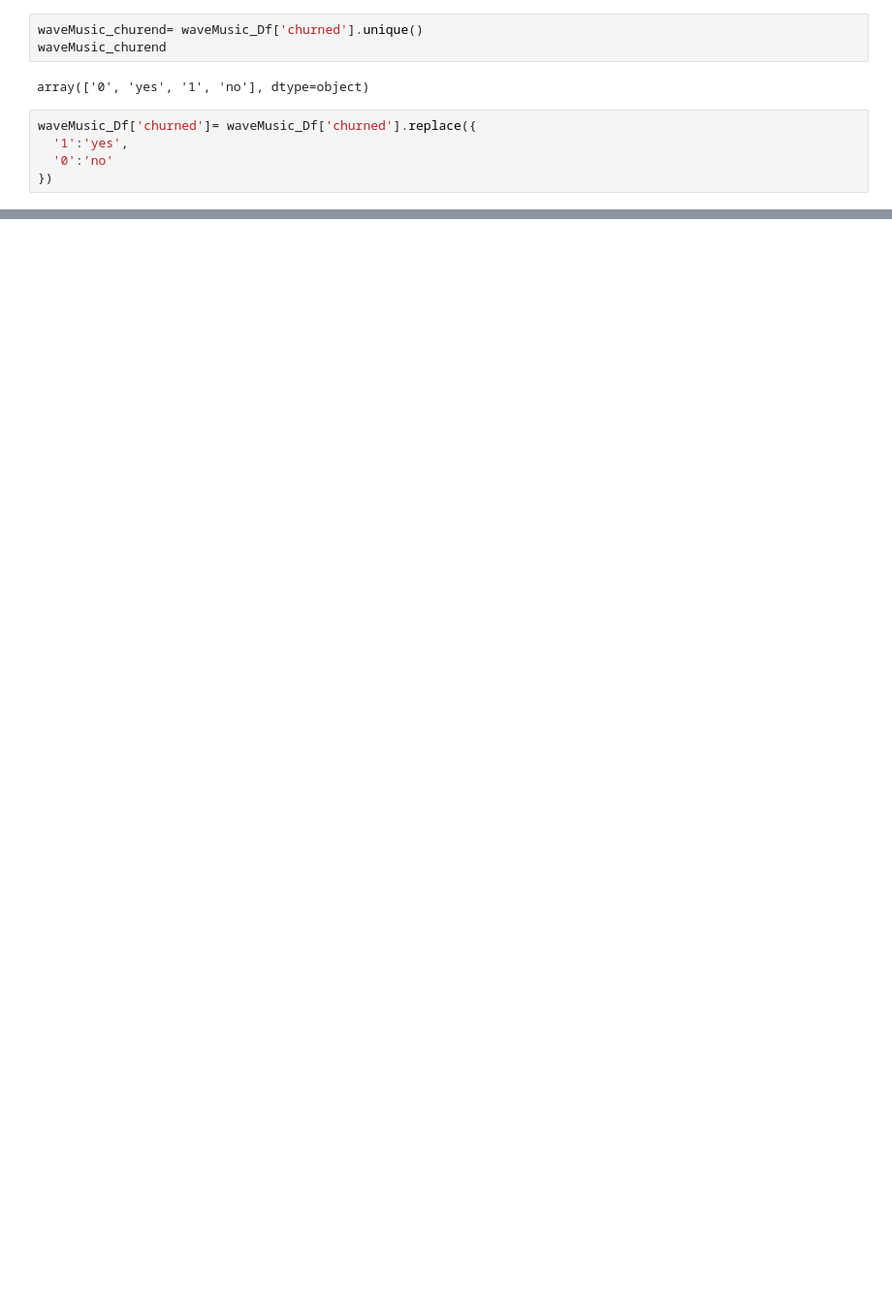
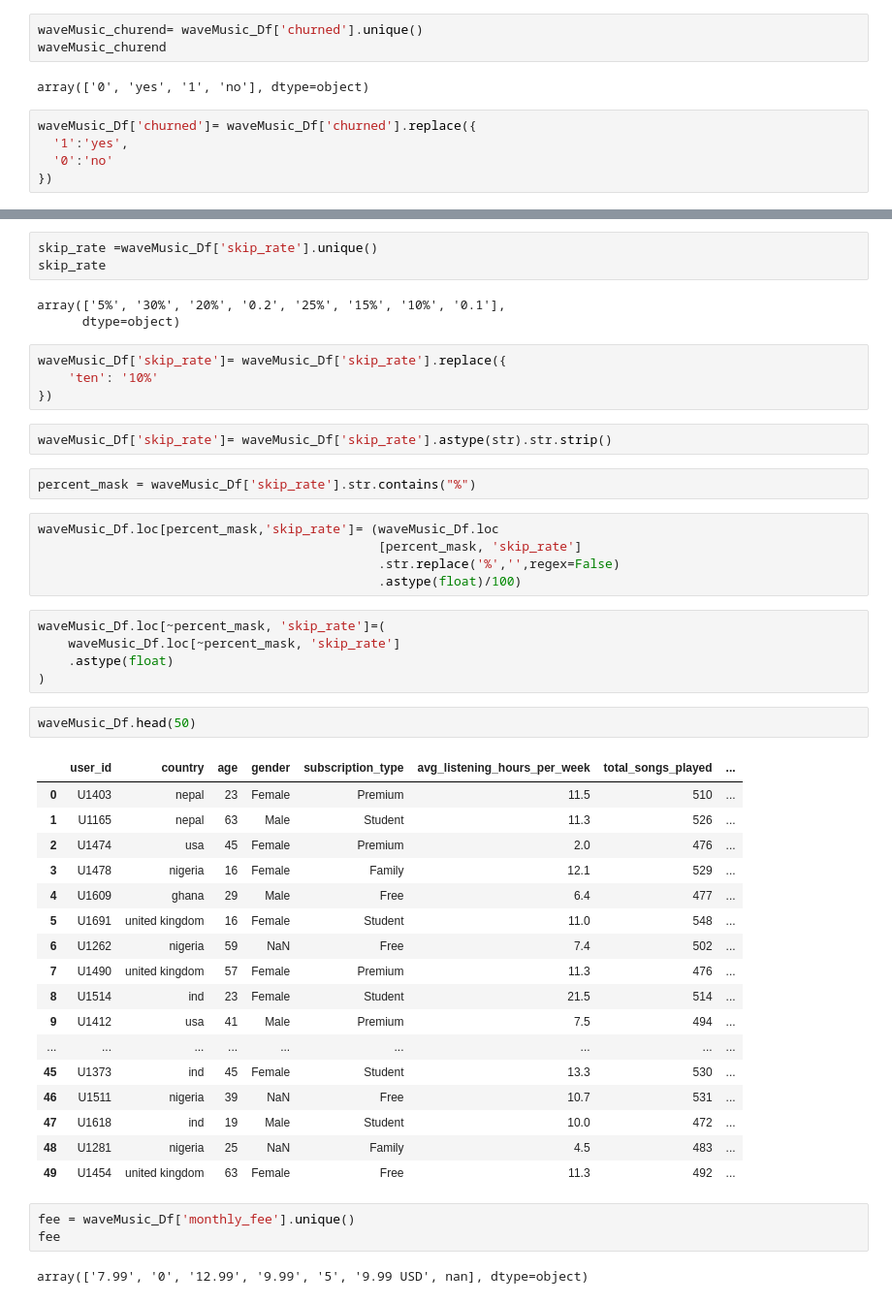
Before and after one commit to mirajgansi/IoA_Autum_sprint, a Jupyter notebook: notebook/data_wave.ipynb, the cells around one changed output, grey strips where cells are left out. Shown at 97% size. Drawn from its saved outputs; the diff is of its cells as text; blank space fills up the shorter version.

```diff
--- a/notebook/data_wave.ipynb
+++ b/notebook/data_wave.ipynb
@@ -245,0 +271,49 @@ memory usage: 76.0+ KB
+# %%
+skip_rate =waveMusic_Df['skip_rate'].unique()
+skip_rate
+# %% [output]
+array(['5%', '30%', '20%', '0.2', '25%', '15%', '10%', '0.1'],
+      dtype=object)
+# %%
+waveMusic_Df['skip_rate']= waveMusic_Df['skip_rate'].replace({
+    'ten': '10%'
+})
+# %%
+waveMusic_Df['skip_rate']= waveMusic_Df['skip_rate'].astype(str).str.strip()
+# %%
+percent_mask = waveMusic_Df['skip_rate'].str.contains("%")
+# %%
+waveMusic_Df.loc[percent_mask,'skip_rate']= (waveMusic_Df.loc
+                                             [percent_mask, 'skip_rate']
+                                             .str.replace('%','',regex=False)
+                                             .astype(float)/100)
+# %%
+waveMusic_Df.loc[~percent_mask, 'skip_rate']=(
+    waveMusic_Df.loc[~percent_mask, 'skip_rate']
+    .astype(float)
+)
+# %%
+waveMusic_Df.head(50)
+# %% [output]
+|  | user_id | country | age | gender | subscription_type | avg_listening_hours_per_week | total_songs_played | ... |
+| 0 | U1403 | nepal | 23 | Female | Premium | 11.5 | 510 | ... |
+| 1 | U1165 | nepal | 63 | Male | Student | 11.3 | 526 | ... |
+| 2 | U1474 | usa | 45 | Female | Premium | 2.0 | 476 | ... |
+| 3 | U1478 | nigeria | 16 | Female | Family | 12.1 | 529 | ... |
+| 4 | U1609 | ghana | 29 | Male | Free | 6.4 | 477 | ... |
+| 5 | U1691 | united kingdom | 16 | Female | Student | 11.0 | 548 | ... |
+| 6 | U1262 | nigeria | 59 | NaN | Free | 7.4 | 502 | ... |
+| 7 | U1490 | united kingdom | 57 | Female | Premium | 11.3 | 476 | ... |
+| 8 | U1514 | ind | 23 | Female | Student | 21.5 | 514 | ... |
+| 9 | U1412 | usa | 41 | Male | Premium | 7.5 | 494 | ... |
+| ... | ... | ... | ... | ... | ... | ... | ... | ... |
+| 45 | U1373 | ind | 45 | Female | Student | 13.3 | 530 | ... |
+| 46 | U1511 | nigeria | 39 | NaN | Free | 10.7 | 531 | ... |
+| 47 | U1618 | ind | 19 | Male | Student | 10.0 | 472 | ... |
+| 48 | U1281 | nigeria | 25 | NaN | Family | 4.5 | 483 | ... |
+| 49 | U1454 | united kingdom | 63 | Female | Free | 11.3 | 492 | ... |
+# %%
+fee = waveMusic_Df['monthly_fee'].unique()
+fee
+# %% [output]
+array(['7.99', '0', '12.99', '9.99', '5', '9.99 USD', nan], dtype=object)
```
Also changed, not shown: parts of 13 cells of this notebook.
